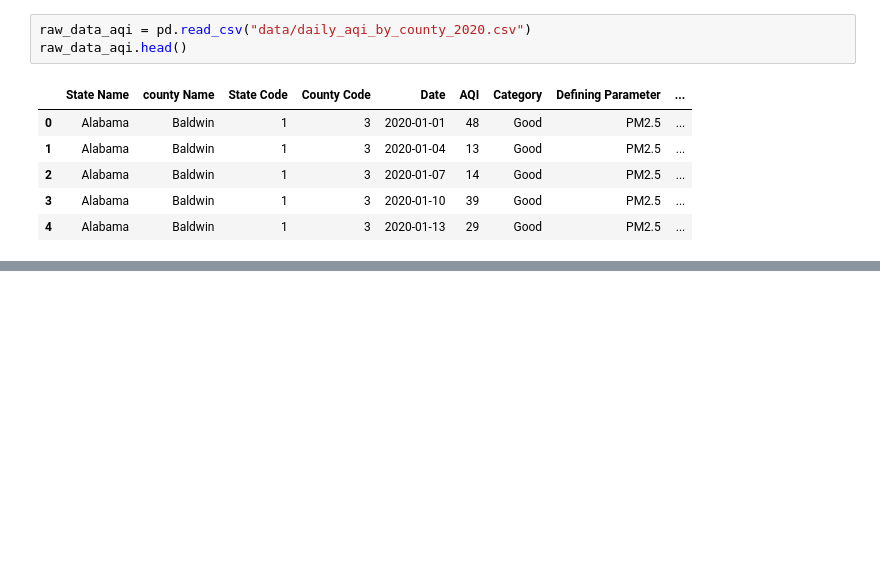
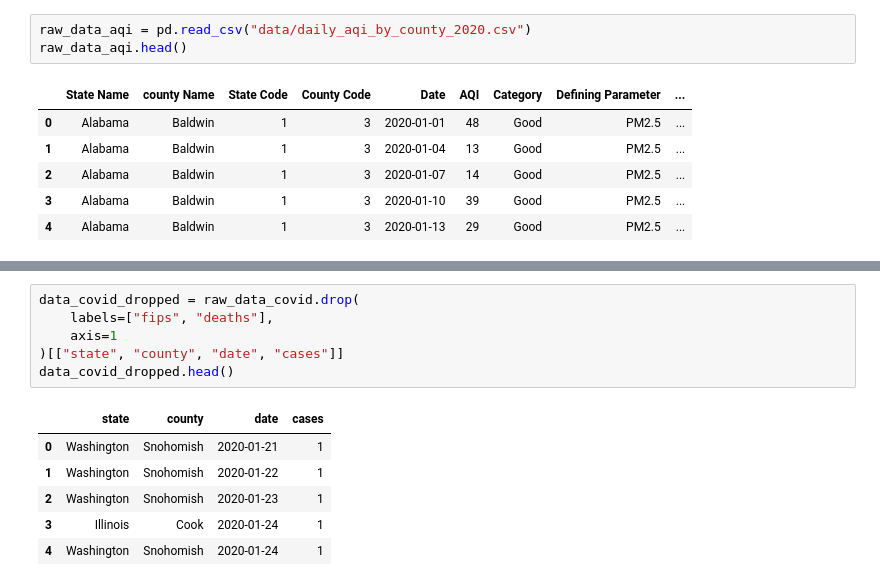
Before and after one commit to Chinmay-KB/cfg2020, a Jupyter notebook: workbook.ipynb, the cells around one changed output, grey strips where cells are left out. Drawn from its saved outputs; the diff is of its cells as text; blank space fills up the shorter version.

```diff
--- a/workbook.ipynb
+++ b/workbook.ipynb
@@ -52,0 +60,13 @@ data_aqi_pivoted
+# %%
+data_covid_dropped = raw_data_covid.drop(
+    labels=["fips", "deaths"],
+    axis=1
+)[["state", "county", "date", "cases"]]
+data_covid_dropped.head()
+# %% [output]
+|  | state | county | date | cases |
+| 0 | Washington | Snohomish | 2020-01-21 | 1 |
+| 1 | Washington | Snohomish | 2020-01-22 | 1 |
+| 2 | Washington | Snohomish | 2020-01-23 | 1 |
+| 3 | Illinois | Cook | 2020-01-24 | 1 |
+| 4 | Washington | Snohomish | 2020-01-24 | 1 |
```
Also changed, not shown: parts of 6 cells of this notebook, 5 other files.
